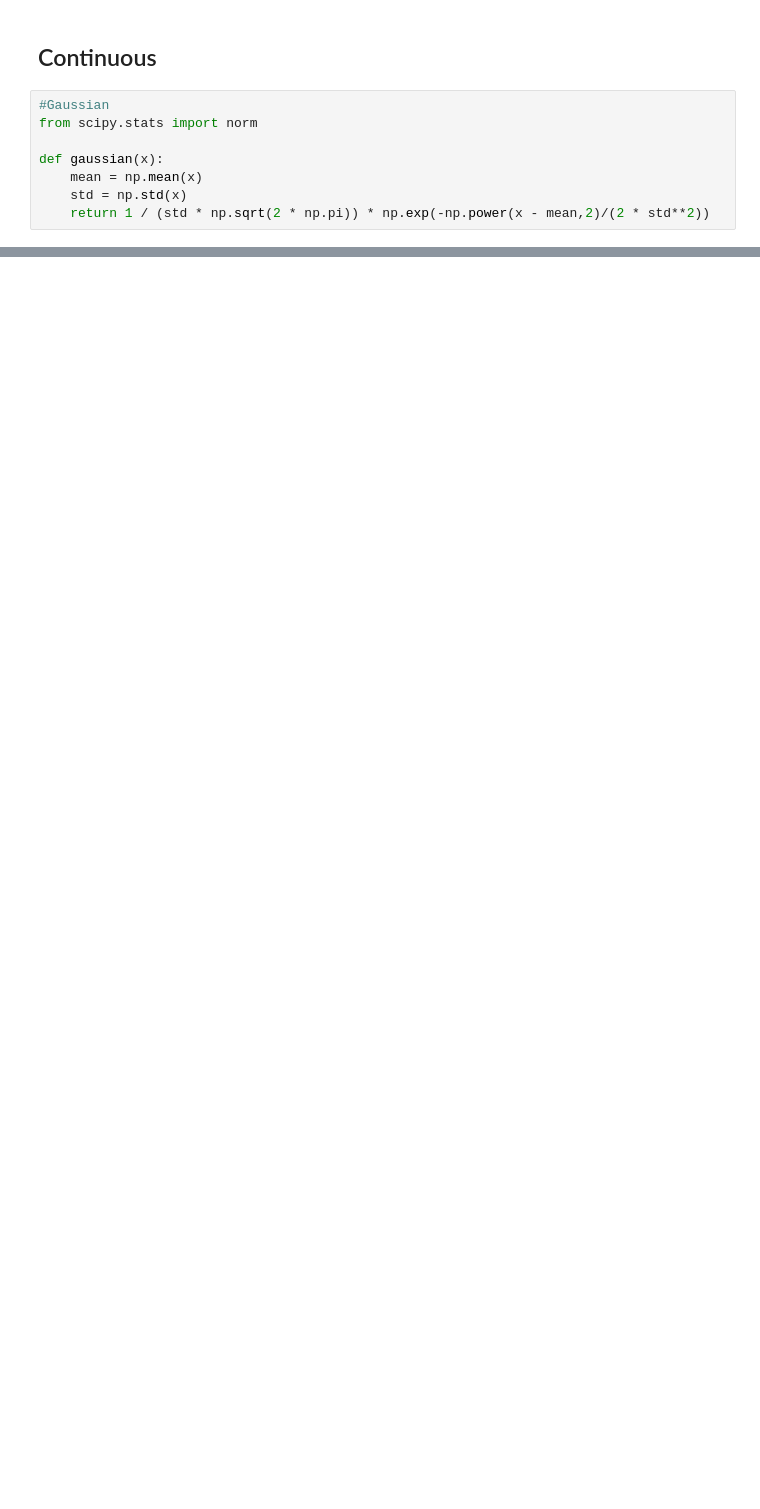
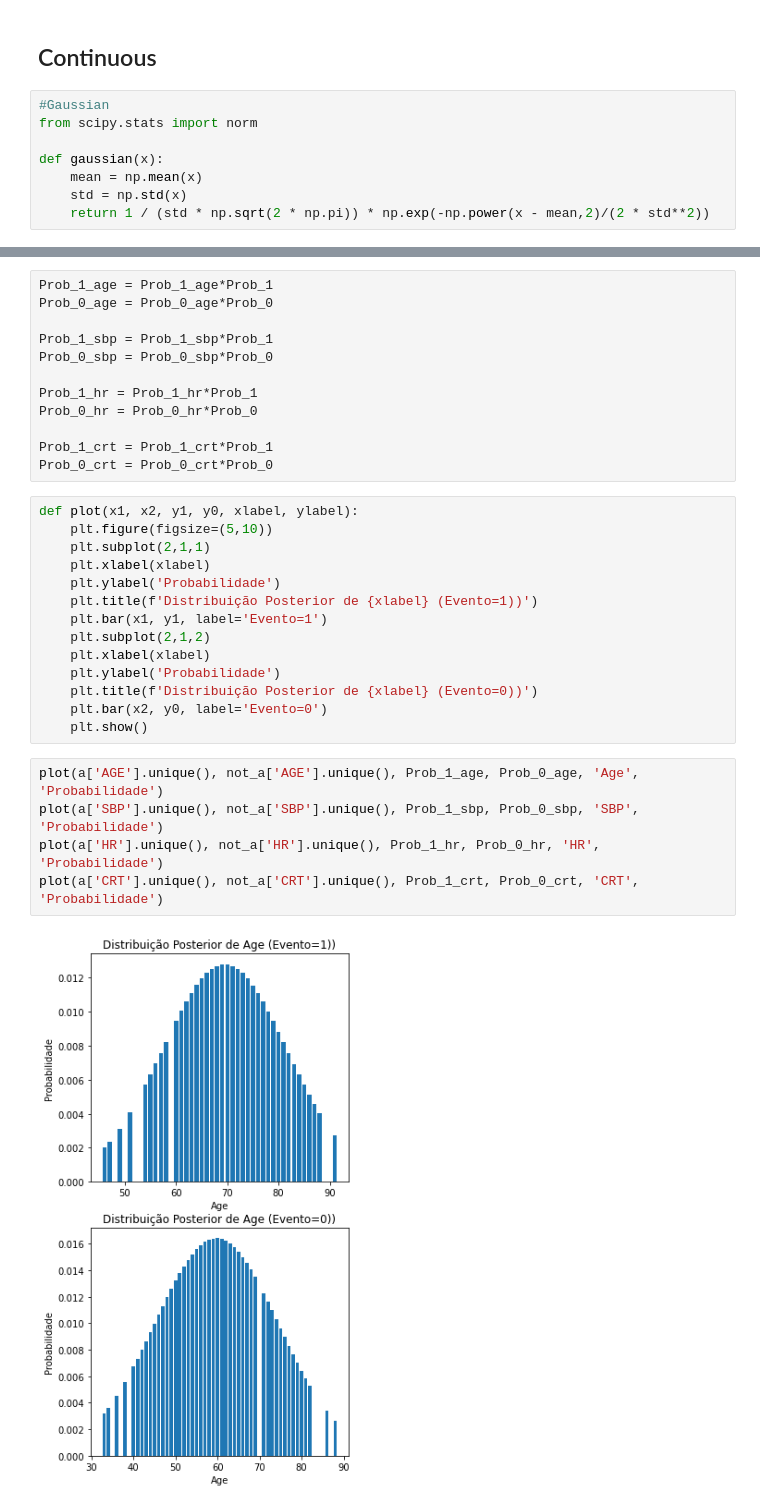
Before and after one commit to DMeneses01/FIAD-Project, a Jupyter notebook: src/bayesian_fusion.ipynb, the cells around one changed output, grey strips where cells are left out. Drawn from its saved outputs; the diff is of its cells as text; blank space fills up the shorter version.

```diff
--- a/src/bayesian_fusion.ipynb
+++ b/src/bayesian_fusion.ipynb
@@ -150,0 +238,33 @@ Prob_0_crt = gaussian(not_a['CRT']).to_numpy()
+# %%
+Prob_1_age = Prob_1_age*Prob_1
+Prob_0_age = Prob_0_age*Prob_0
+
+Prob_1_sbp = Prob_1_sbp*Prob_1
+Prob_0_sbp = Prob_0_sbp*Prob_0
+
+Prob_1_hr = Prob_1_hr*Prob_1
+Prob_0_hr = Prob_0_hr*Prob_0
+
+Prob_1_crt = Prob_1_crt*Prob_1
+Prob_0_crt = Prob_0_crt*Prob_0
+# %%
+def plot(x1, x2, y1, y0, xlabel, ylabel):
+    plt.figure(figsize=(5,10))
+    plt.subplot(2,1,1)
+    plt.xlabel(xlabel)
+    plt.ylabel('Probabilidade')
+    plt.title(f'Distribuição Posterior de {xlabel} (Evento=1))')
+    plt.bar(x1, y1, label='Evento=1')
+    plt.subplot(2,1,2)
+    plt.xlabel(xlabel)
+    plt.ylabel('Probabilidade')
+    plt.title(f'Distribuição Posterior de {xlabel} (Evento=0))')
+    plt.bar(x2, y0, label='Evento=0')
+    plt.show()
+# %%
+plot(a['AGE'].unique(), not_a['AGE'].unique(), Prob_1_age, Prob_0_age, 'Age', 'Probabilidade')
+plot(a['SBP'].unique(), not_a['SBP'].unique(), Prob_1_sbp, Prob_0_sbp, 'SBP', 'Probabilidade')
+plot(a['HR'].unique(), not_a['HR'].unique(), Prob_1_hr, Prob_0_hr, 'HR', 'Probabilidade')
+plot(a['CRT'].unique(), not_a['CRT'].unique(), Prob_1_crt, Prob_0_crt, 'CRT', 'Probabilidade')
+# %% [output]
+[figure, added]
```
Also changed, not shown: parts of 12 cells of this notebook.
